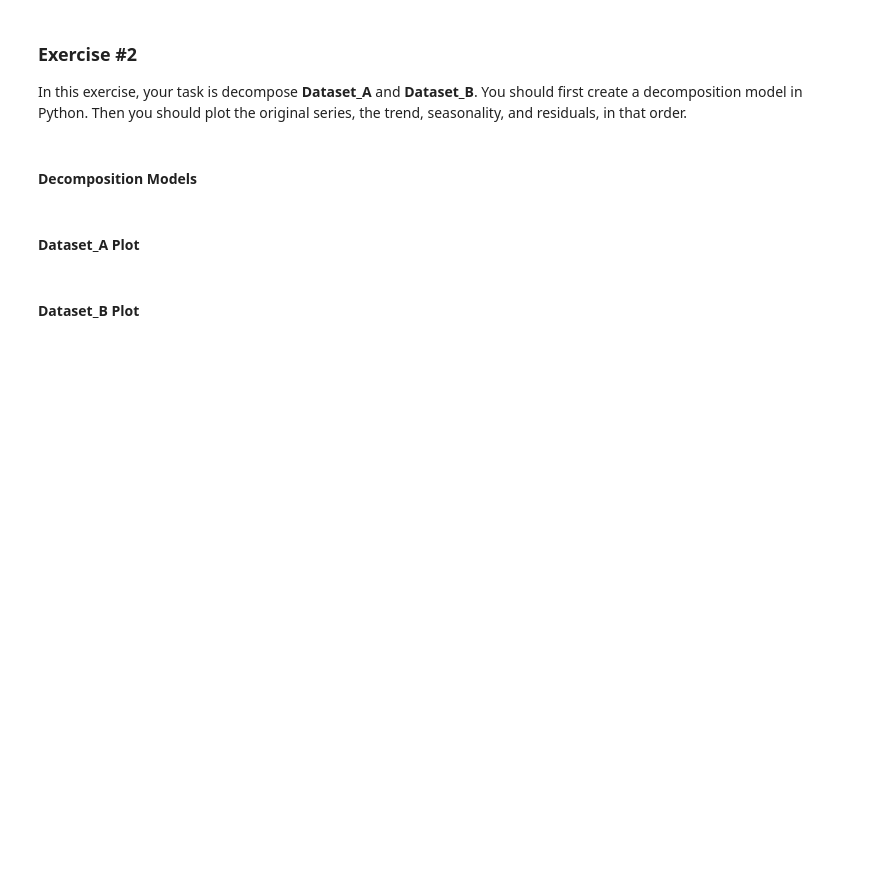
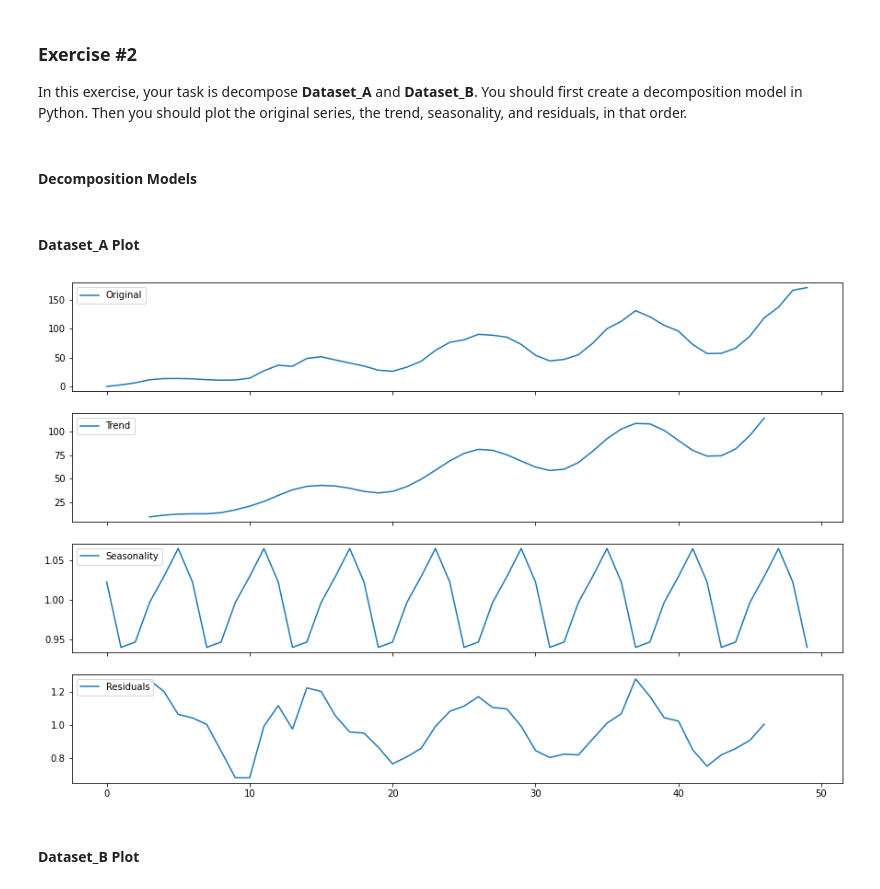
Before and after one commit to dgander000/notes, a Jupyter notebook: time-series-analysis/intel-time-series-analysis/Time_Series_Analysis_v01-class1/Notebooks/Introduction_to_Time_Series_student.ipynb, the cells around one changed output. Drawn from its saved outputs; the diff is of its cells as text; code cells hidden in the pictures; blank space fills up the shorter version.

```diff
--- a/time-series-analysis/intel-time-series-analysis/Time_Series_Analysis_v01-class1/Notebooks/Introduction_to_Time_Series_student.ipynb
+++ b/time-series-analysis/intel-time-series-analysis/Time_Series_Analysis_v01-class1/Notebooks/Introduction_to_Time_Series_student.ipynb
@@ -274,2 +276,28 @@ from statsmodels.tsa.seasonal import seasonal_decompose
+# %%
+from statsmodels.tsa.seasonal import seasonal_decompose
+
+# insert code here
+ss_decomposition = seasonal_decompose(x=dataset_A, model='multiplicative', freq=6)
+estimated_trend = ss_decomposition.trend
+estimated_seasonal = ss_decomposition.seasonal
+estimated_residual = ss_decomposition.resid
+
+fig, axes = plt.subplots(4, 1, sharex=True, sharey=False)
+fig.set_figheight(10)
+fig.set_figwidth(15)
+
+axes[0].plot(dataset_A, label='Original')
+axes[0].legend(loc='upper left');
+
+axes[1].plot(estimated_trend, label='Trend')
+axes[1].legend(loc='upper left');
+
+axes[2].plot(estimated_seasonal, label='Seasonality')
+axes[2].legend(loc='upper left');
+
+axes[3].plot(estimated_residual, label='Residuals')
+axes[3].legend(loc='upper left');
+# %% [output]
+[figure, added]
 # %% [markdown]
 #### Dataset_B Plot
```
Also changed, not shown: parts of 12 cells of this notebook.
